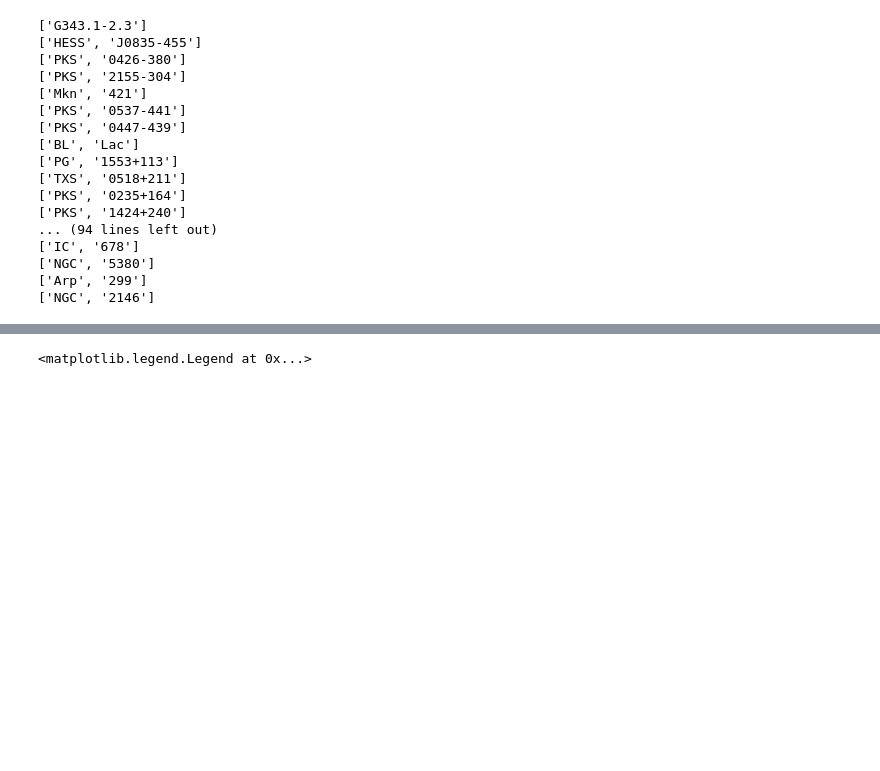
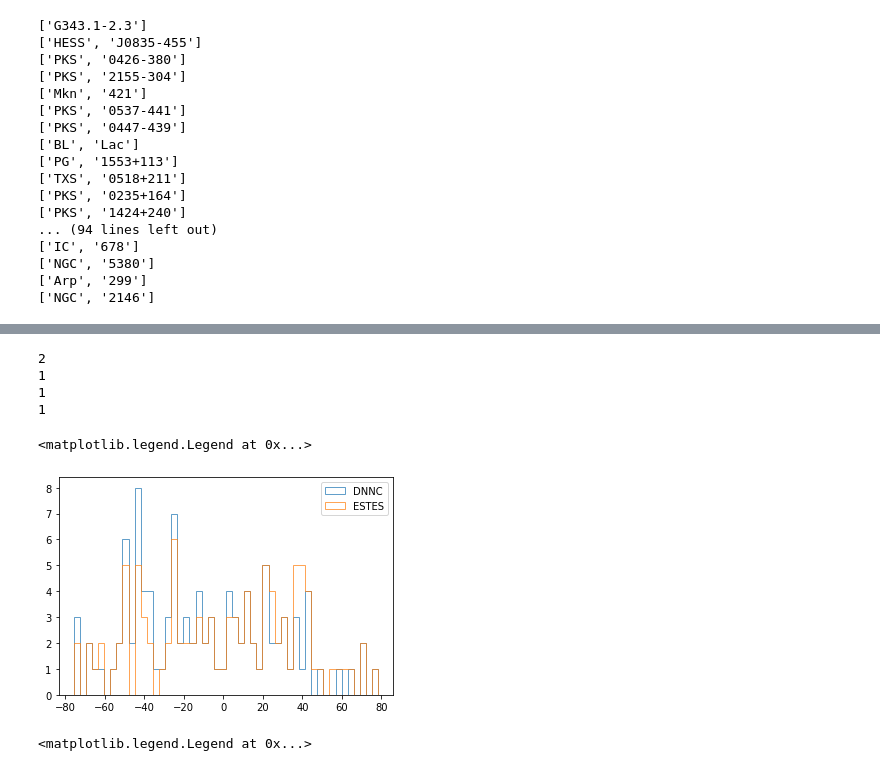
Before and after one commit to ssclafani949/DNNCascade, a Jupyter notebook: plotting/Catalogs.ipynb, the cells around one changed output, grey strips where cells are left out. Drawn from its saved outputs; the diff is of its cells as text; code cells hidden in the pictures; blank space fills up the shorter version.

```diff
--- a/plotting/Catalogs.ipynb
+++ b/plotting/Catalogs.ipynb
@@ -61,6 +124,24 @@ ESTES_decs = ESTES[0]
 ESTES_ras = ESTES[1]
 # %%
 import healpy as hp
+# %%
+print(sum(ex_DNN_decs < -75))
+print(sum(ex_DNN_decs > 75))
+
+print(sum(ESTES_decs < - 75))
+print(sum(ESTES_decs > 75))
+# %% [output]
+2
+1
+1
+1
+# %%
+plt.hist(ex_DNN_decs, bins=50, histtype='step', label='DNNC', alpha=.7);
+plt.hist(ESTES_decs, bins=50, histtype='step', label='ESTES', alpha=.7);
+plt.legend()
+# %% [output]
+<matplotlib.legend.Legend at 0x...>
+[figure, added]
 # %%
 hp.mollview()
 hp.graticule()
```
Also changed, not shown: parts of 8 cells of this notebook, 4 other files.
